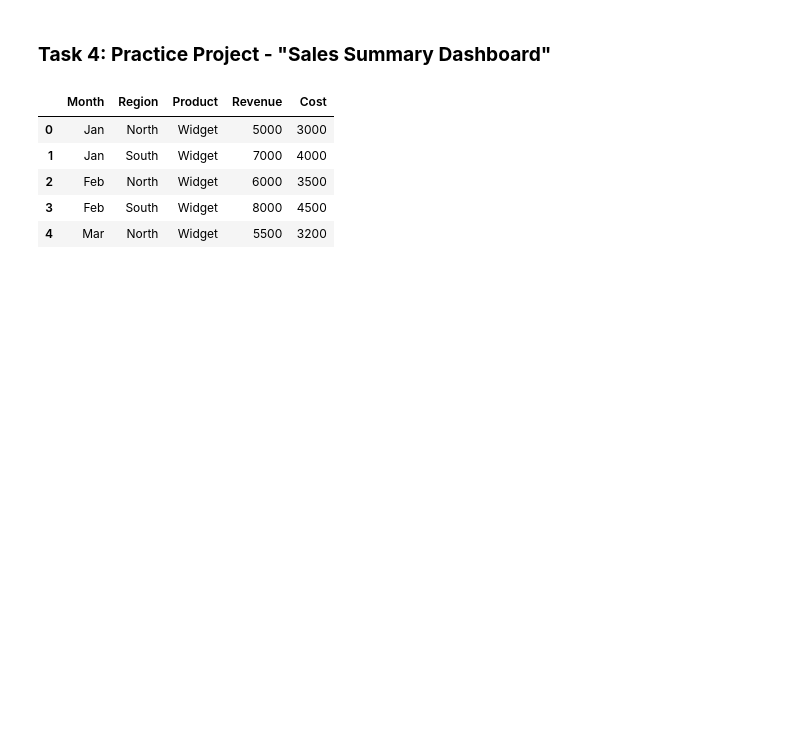
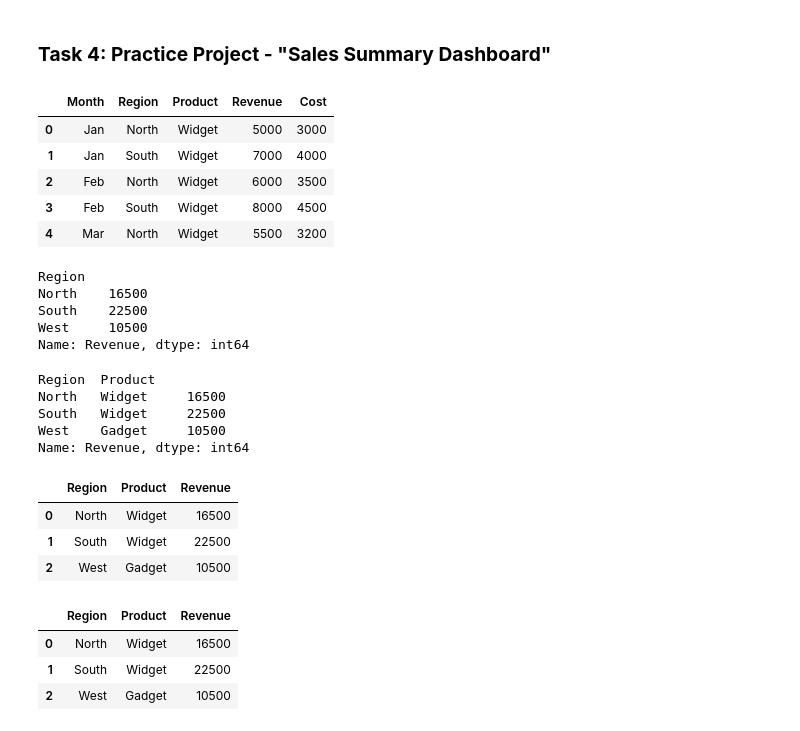
Before and after one commit to KEN-DATALABS/PROJECT-LIST, a Jupyter notebook: OneDrive/Documents/List Project/Project3.ipynb, the cells around one changed output. Cells and saved outputs as stored; diff of their text form; code cells hidden in the pictures; blank space fills up the shorter version.

```diff
--- a/OneDrive/Documents/List Project/Project3.ipynb
+++ b/OneDrive/Documents/List Project/Project3.ipynb
@@ -654,3 +654,39 @@ sales_data.head()
 | 2 | Feb | North | Widget | 6000 | 3500 |
 | 3 | Feb | South | Widget | 8000 | 4500 |
 | 4 | Mar | North | Widget | 5500 | 3200 |
+# %%
+sales_data.groupby('Region')['Revenue'].sum()
+# %% [output]
+Region
+North    16500
+South    22500
+West     10500
+Name: Revenue, dtype: int64
+# %%
+sales_data.groupby(['Region','Product'])['Revenue'].sum()
+# %% [output]
+Region  Product
+North   Widget     16500
+South   Widget     22500
+West    Gadget     10500
+Name: Revenue, dtype: int64
+# %%
+product_revenue = sales_data.groupby(['Region', 'Product'])['Revenue'].sum().reset_index()
+product_revenue
+# %% [output]
+|  | Region | Product | Revenue |
+| 0 | North | Widget | 16500 |
+| 1 | South | Widget | 22500 |
+| 2 | West | Gadget | 10500 |
+# %%
+# For each region, rank products by revenue descending, then pick top 2
+top_2_per_region = (product_revenue
+                    .sort_values(['Region', 'Revenue'], ascending=[True, False])
+                    .groupby('Region')
+                    .head(2))
+top_2_per_region
+# %% [output]
+|  | Region | Product | Revenue |
+| 0 | North | Widget | 16500 |
+| 1 | South | Widget | 22500 |
+| 2 | West | Gadget | 10500 |
```
Also changed, not shown: parts of 4 cells of this notebook.
